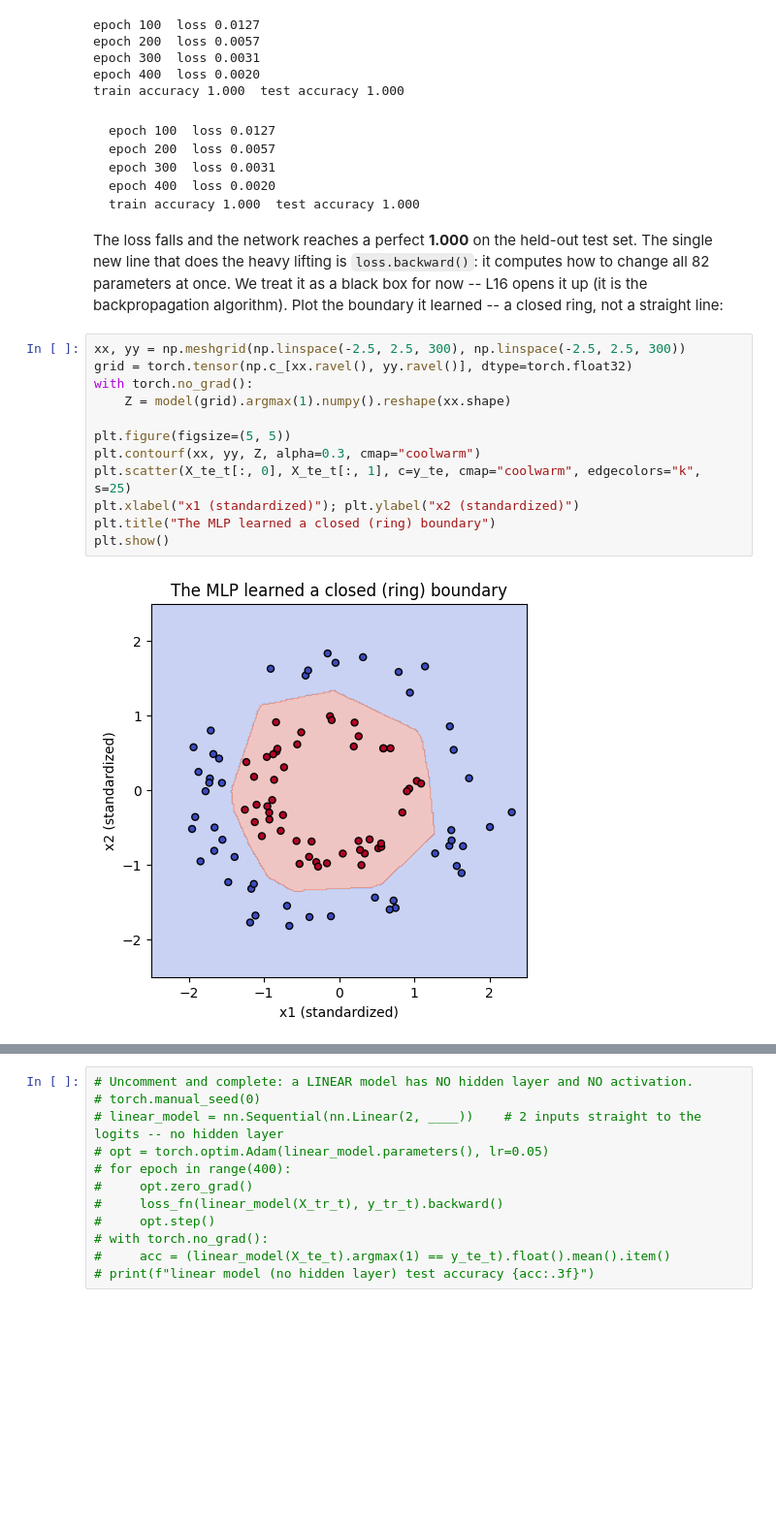
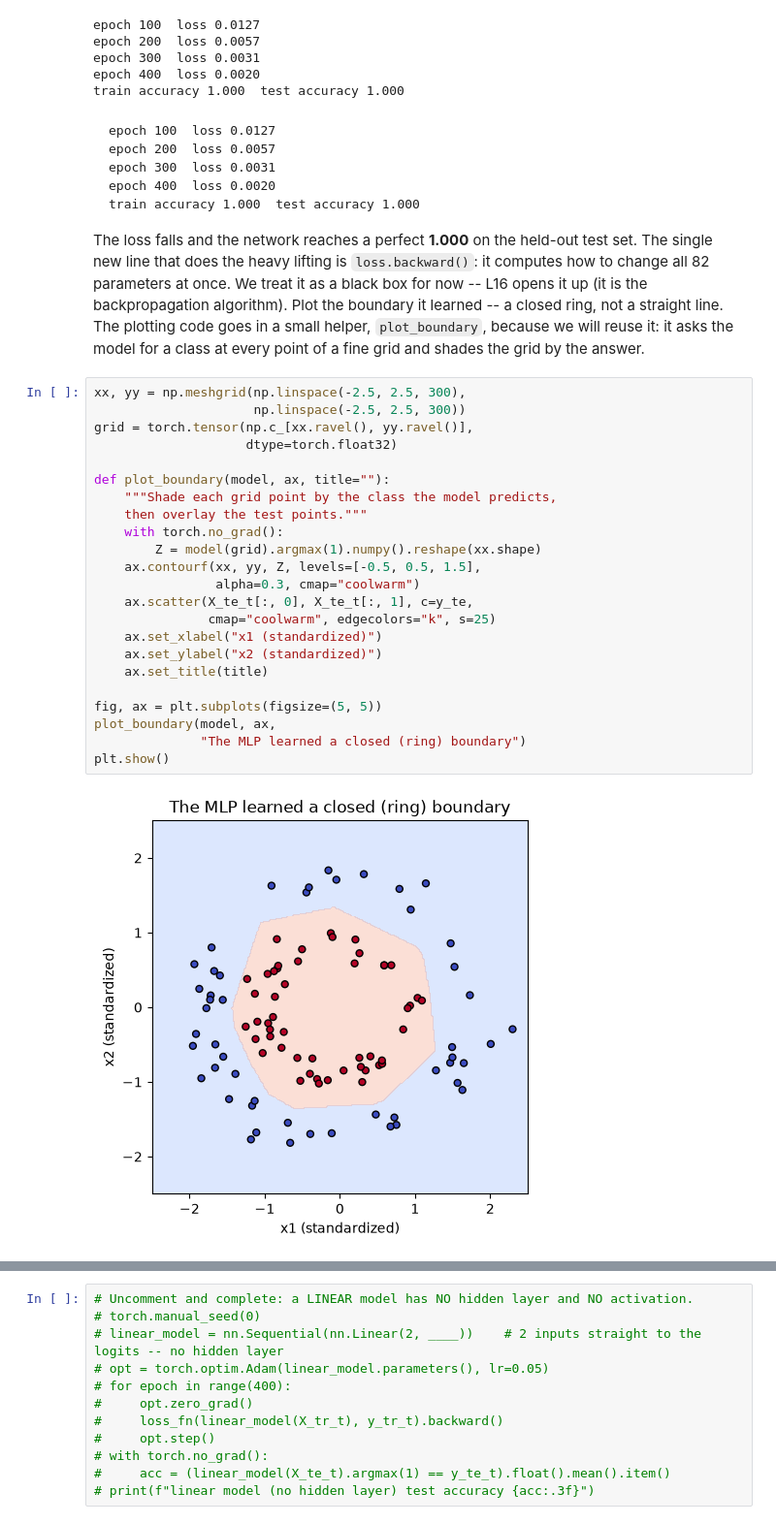
Before and after one commit to devomh/cdat4011-2026, a Jupyter notebook: u05_deep_learning/l15_lab_multilayer_perceptron.ipynb, the cells around one changed output, grey strips where cells are left out. Shown at 97% size. Drawn from its saved outputs; the diff is of its cells as text; blank space fills up the shorter version.

```diff
--- a/u05_deep_learning/l15_lab_multilayer_perceptron.ipynb
+++ b/u05_deep_learning/l15_lab_multilayer_perceptron.ipynb
@@ -146,18 +252,31 @@ train accuracy 1.000  test accuracy 1.000
 The loss falls and the network reaches a perfect **1.000** on the held-out test set. The single
 new line that does the heavy lifting is `loss.backward()`: it computes how to change all 82
 parameters at once. We treat it as a black box for now -- L16 opens it up (it is the
-backpropagation algorithm). Plot the boundary it learned -- a closed ring, not a straight line:
+backpropagation algorithm). Plot the boundary it learned -- a closed ring, not a straight line.
+The plotting code goes in a small helper, `plot_boundary`, because we will reuse it: it asks the
+model for a class at every point of a fine grid and shades the grid by the answer.
 # %%
-xx, yy = np.meshgrid(np.linspace(-2.5, 2.5, 300), np.linspace(-2.5, 2.5, 300))
-grid = torch.tensor(np.c_[xx.ravel(), yy.ravel()], dtype=torch.float32)
-with torch.no_grad():
-    Z = model(grid).argmax(1).numpy().reshape(xx.shape)
+xx, yy = np.meshgrid(np.linspace(-2.5, 2.5, 300),
+                     np.linspace(-2.5, 2.5, 300))
+grid = torch.tensor(np.c_[xx.ravel(), yy.ravel()],
+                    dtype=torch.float32)
 
-plt.figure(figsize=(5, 5))
-plt.contourf(xx, yy, Z, alpha=0.3, cmap="coolwarm")
-plt.scatter(X_te_t[:, 0], X_te_t[:, 1], c=y_te, cmap="coolwarm", edgecolors="k", s=25)
-plt.xlabel("x1 (standardized)"); plt.ylabel("x2 (standardized)")
-plt.title("The MLP learned a closed (ring) boundary")
+def plot_boundary(model, ax, title=""):
+    """Shade each grid point by the class the model predicts,
+    then overlay the test points."""
+    with torch.no_grad():
+        Z = model(grid).argmax(1).numpy().reshape(xx.shape)
+    ax.contourf(xx, yy, Z, levels=[-0.5, 0.5, 1.5],
+                alpha=0.3, cmap="coolwarm")
+    ax.scatter(X_te_t[:, 0], X_te_t[:, 1], c=y_te,
+               cmap="coolwarm", edgecolors="k", s=25)
+    ax.set_xlabel("x1 (standardized)")
+    ax.set_ylabel("x2 (standardized)")
+    ax.set_title(title)
+
+fig, ax = plt.subplots(figsize=(5, 5))
+plot_boundary(model, ax,
+              "The MLP learned a closed (ring) boundary")
 plt.show()
 # %% [output]
-[figure, old version]
+[figure, new version]
```
Also changed, not shown: parts of 21 cells of this notebook, 2 other files.
